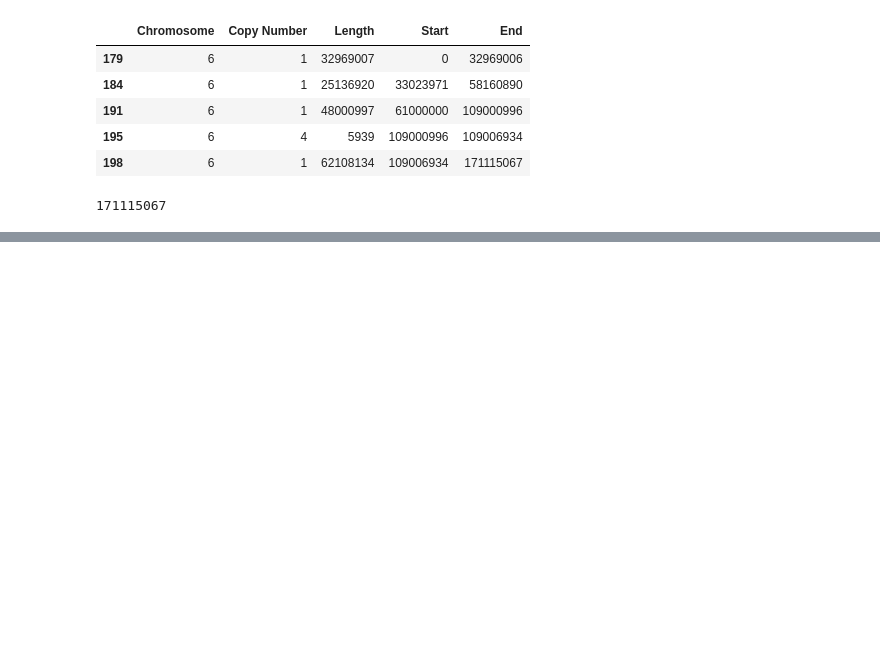
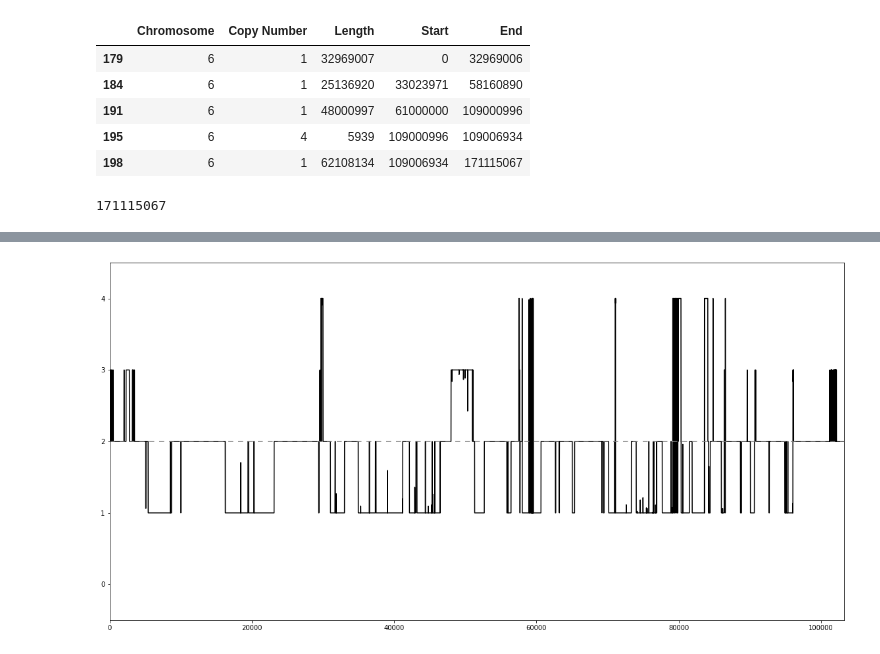
Before and after one commit to martinbudinsky3/BP-tumor-classifier, a Jupyter notebook: main.ipynb, the cells around one changed output, grey strips where cells are left out. Drawn from its saved outputs; the diff is of its cells as text; code cells hidden in the pictures; blank space fills up the shorter version.

```diff
--- a/main.ipynb
+++ b/main.ipynb
@@ -133,0 +147,5 @@ plot_bins(bins)
+# %%
+chromosome_names = [str(_chr) for _chr in range(1, 23)]
+chromosome_names.extend(['X', 'Y'])
+
+chromosome_names
@@ -133,0 +170,16 @@ plot_bins(bins)
+# %%
+def split_chromosomes_to_bins():
+    bins = []
+    for _chr in chromosome_names:
+        chr_data = data[data['Chromosome'] == _chr]
+        chr_len = lengths.loc[[_chr]]['Length'].item()
+        chr_bins = split_chromosome_to_bins(chr_data, chr_len)
+        bins.extend(chr_bins)
+
+    return bins
+# %%
+bins = split_chromosomes_to_bins()
+# %%
+plot_bins(bins)
+# %% [output]
+[figure, added]
```
Also changed, not shown: parts of 7 cells of this notebook.
